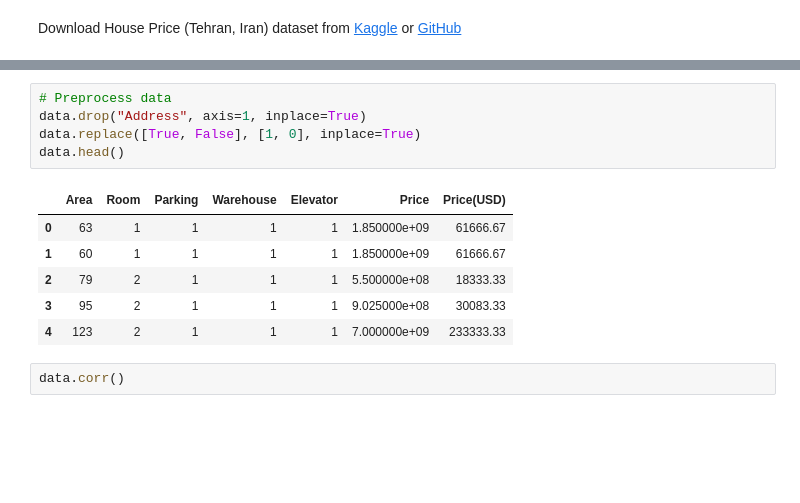
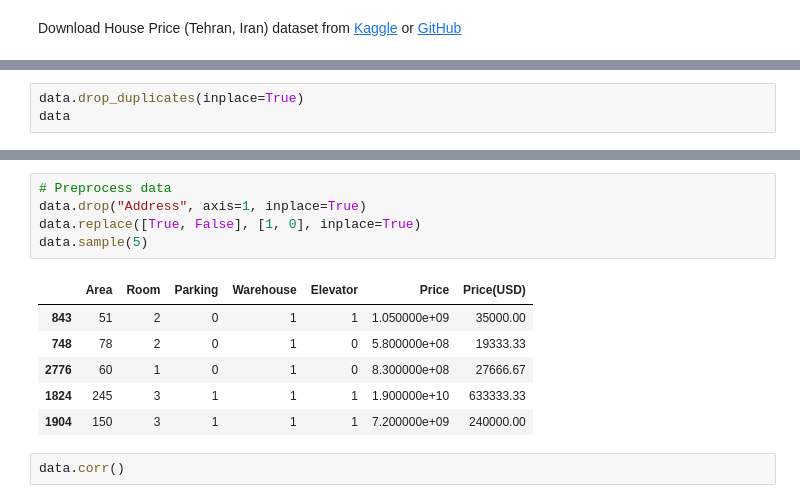
Before and after one commit to SajjadAemmi/PyLearn, a Jupyter notebook: 6.MachineLearning/6.5.LLS/TehranHousePrice/tehran_house_price_regression_lls.ipynb, the cells around one changed output, grey strips where cells are left out. Drawn from its saved outputs; the diff is of its cells as text; blank space fills up the shorter version.

```diff
--- a/6.MachineLearning/6.5.LLS/TehranHousePrice/tehran_house_price_regression_lls.ipynb
+++ b/6.MachineLearning/6.5.LLS/TehranHousePrice/tehran_house_price_regression_lls.ipynb
@@ -20,0 +28,3 @@ data.head()
+# %%
+data.drop_duplicates(inplace=True)
+data
@@ -21,15 +87,15 @@ data.head()
 # %%
 # Preprocess data
 data.drop("Address", axis=1, inplace=True)
 data.replace([True, False], [1, 0], inplace=True)
-data.head()
+data.sample(5)
 # %% [output]
 |  | Area | Room | Parking | Warehouse | Elevator | Price | Price(USD) |
-| 0 | 63 | 1 | 1 | 1 | 1 | 1.850000e+09 | 61666.67 |
-| 1 | 60 | 1 | 1 | 1 | 1 | 1.850000e+09 | 61666.67 |
-| 2 | 79 | 2 | 1 | 1 | 1 | 5.500000e+08 | 18333.33 |
-| 3 | 95 | 2 | 1 | 1 | 1 | 9.025000e+08 | 30083.33 |
-| 4 | 123 | 2 | 1 | 1 | 1 | 7.000000e+09 | 233333.33 |
+| 843 | 51 | 2 | 0 | 1 | 1 | 1.050000e+09 | 35000.00 |
+| 748 | 78 | 2 | 0 | 1 | 0 | 5.800000e+08 | 19333.33 |
+| 2776 | 60 | 1 | 0 | 1 | 0 | 8.300000e+08 | 27666.67 |
+| 1824 | 245 | 3 | 1 | 1 | 1 | 1.900000e+10 | 633333.33 |
+| 1904 | 150 | 3 | 1 | 1 | 1 | 7.200000e+09 | 240000.00 |
 # %%
 data.corr()
 # %% [output]
```
Also changed, not shown: parts of 5 cells of this notebook.
